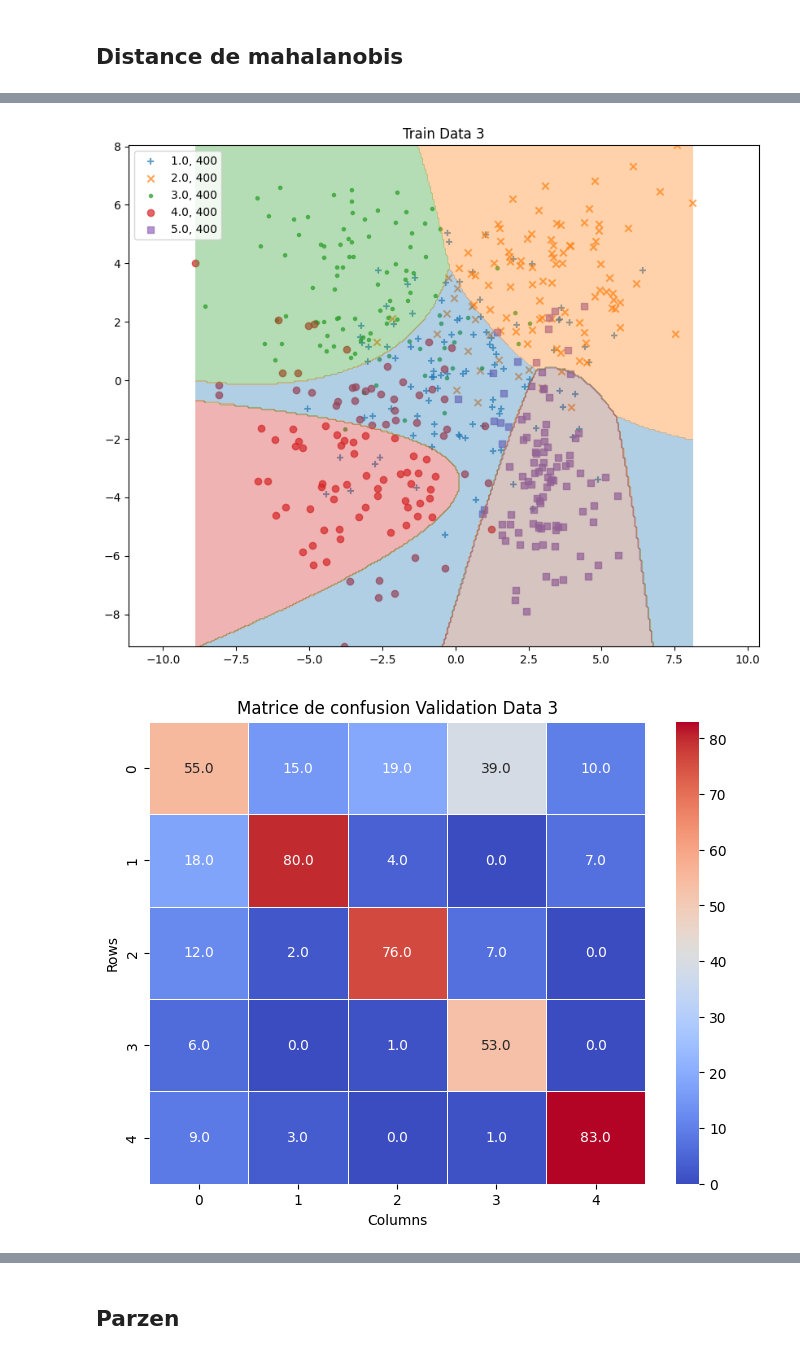
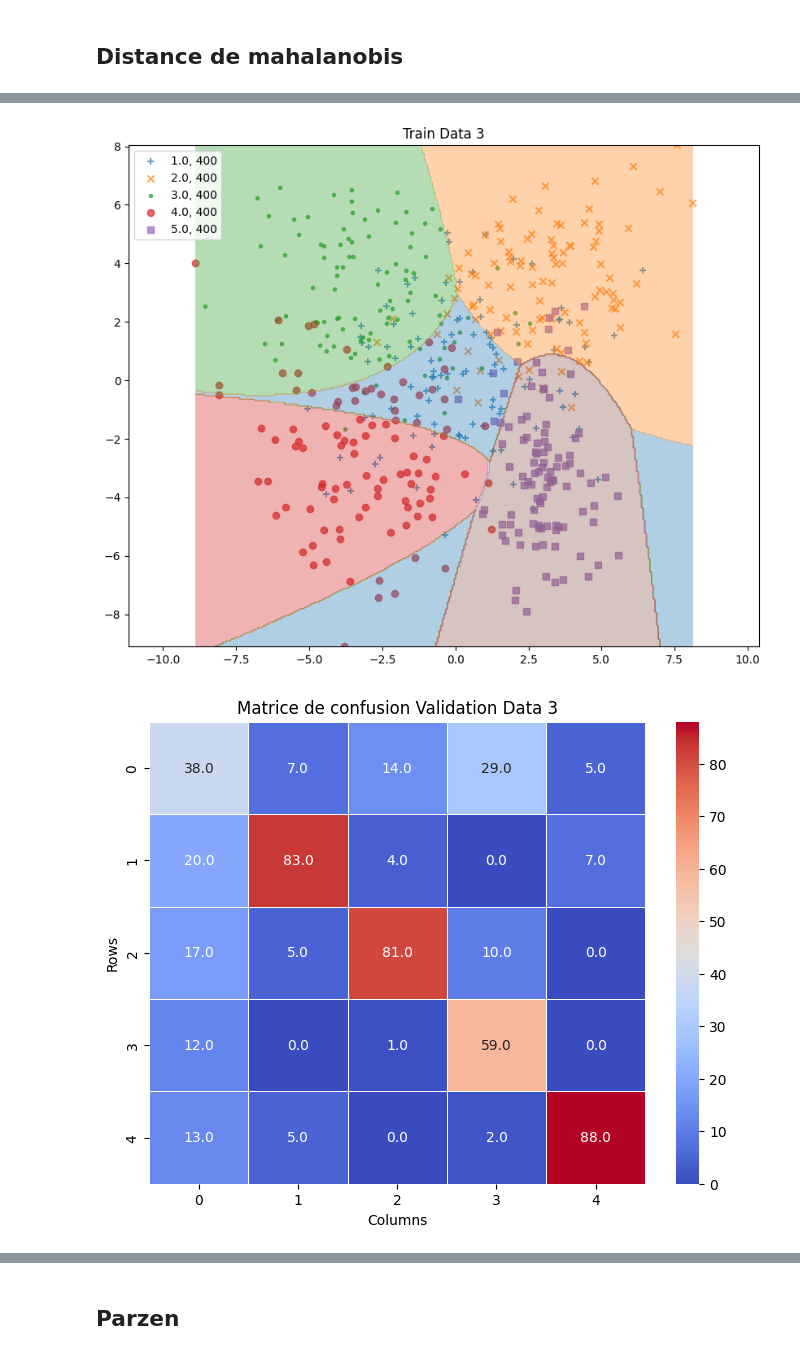
Before and after one commit to ba-talibe/TP_TH_Bayiesienne_Decision, a Jupyter notebook: M1_SD/Apprentissage Automatique.ipynb, the cells around one changed output, grey strips where cells are left out. Cells and saved outputs as stored; diff of their text form; code cells hidden in the pictures.

```diff
--- a/M1_SD/Apprentissage Automatique.ipynb
+++ b/M1_SD/Apprentissage Automatique.ipynb
@@ -228,7 +244,7 @@ def execute_modele(modele : Modele, data=None, sample=300):
 plt.figure()
 
 X1 = datas["data1"][["x1", "x2"]].to_numpy()
-y1 = datas["data1"].y.to_numpy()
+y1 = datas["data1"].y.to_numpy().astype(int)
 
 classes = np.unique(y1)
 
@@ -305,26 +326,32 @@ class MahalanobisClassifier(Modele):
         inv_covs = np.array([np.linalg.inv(cov) for cov in covs])
         probas = np.array([X[y == classe].shape[0]/X.shape[0] for classe in classes])
 
-        self.predictor = self._get_predictor(means, covs)
-        self.rank_predictor = self._get_rank_predictor(means, covs)
 
-    def _get_predictor(self, means, covs, distance=lambda x, y, sigma: np.sum((x@np.linalg.inv(sigma))*y, axis=1)):
+        dets_sigma = [np.linalg.det(cov) for cov in covs]
+
+        b = [np.log(det_sigma) - 2 * np.log(proba) for  det_sigma, proba in zip(dets_sigma, probas)]
+
+
+        self.predictor = self._get_predictor(means, covs, b)
+        self.rank_predictor = self._get_rank_predictor(means, covs, b)
+
+    def _get_predictor(self, means, covs, b, distance=lambda x, y, sigma: np.sum((x@np.linalg.inv(sigma))*y, axis=1)):
         def predict(x):
             if len(x.shape) == 1:
                 x = np.expand_dims(x, axis=0)
-                return np.argmin([distance(x-mean, x-mean, cov) for mean, cov in zip(means, covs)]) + 1
-            return np.argmin([distance(x-mean, x-mean, cov) for mean, cov in zip(means, covs)], axis=0) + 1
+                return np.argmin([distance(x-mean, x-mean, cov) + b for mean, cov, b in zip(means, covs, b)]) + 1
+            return np.argmin([distance(x-mean, x-mean, cov) + b for mean, cov, b in zip(means, covs, b)], axis=0) + 1
         return predict
 
-    def _get_rank_predictor(self, means, covs, k=5,distance=lambda x, y, sigma: np.sum((x@np.linalg.inv(sigma))*y, axis=1)):
+    def _get_rank_predictor(self, means, covs, b, k=5,distance=lambda x, y, sigma: np.sum((x@np.linalg.inv(sigma))*y, axis=1)):
         def predict(x):
             if len(x.shape) == 1:
                 x = np.expand_dims(x, axis=0)
-                pred =(np.argsort([distance(x-mean, x-mean, cov) for mean, cov in zip(means, covs)], axis=0)) + 1
+                pred =(np.argsort([distance(x-mean, x-mean, cov) + b for mean, cov, b in zip(means, covs, b)], axis=0)) + 1
                 return pred.reshape(-1)[:k]
-            return (np.argsort([distance(x-mean, x-mean, cov) for mean, cov in zip(means, covs)], axis=0)[:k]).T + 1
+            return (np.argsort([distance(x-mean, x-mean, cov) + b for mean, cov, b in zip(means, covs, b)], axis=0)[:k]).T + 1
         return predict
 # %%
 mahalanobis_classifier = MahalanobisClassifier()
-execute_modele(mahalanobis_classifier)
+mahalanobis_top = execute_modele(mahalanobis_classifier, top_k_metrics=True)
 # %% [output]
@@ -347,2 +368,2 @@ top1 : 0.694
-[figure, old version]
+[figure, new version]
-[figure, old version]
+[figure, new version]
```
Also changed, not shown: parts of 38 cells of this notebook.
